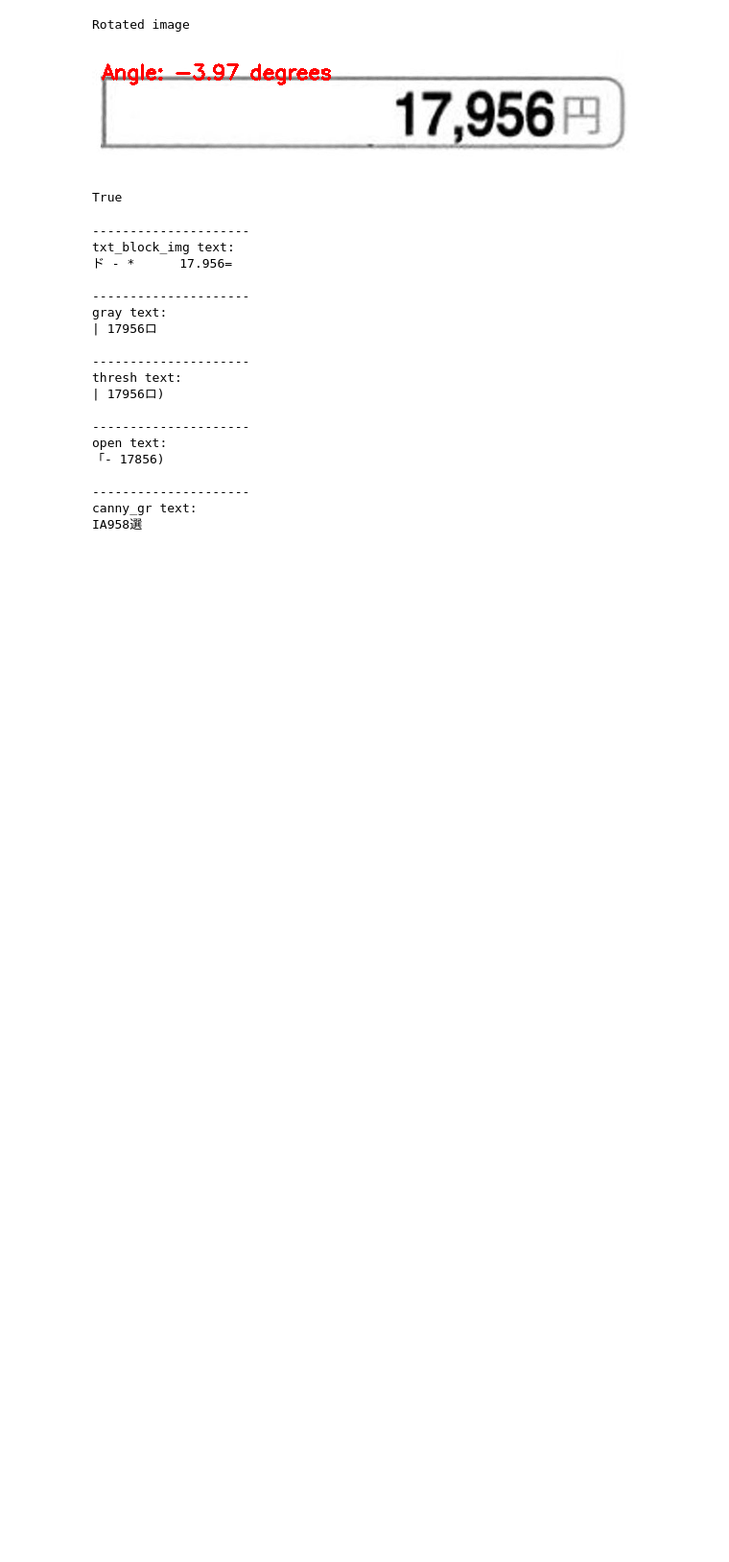
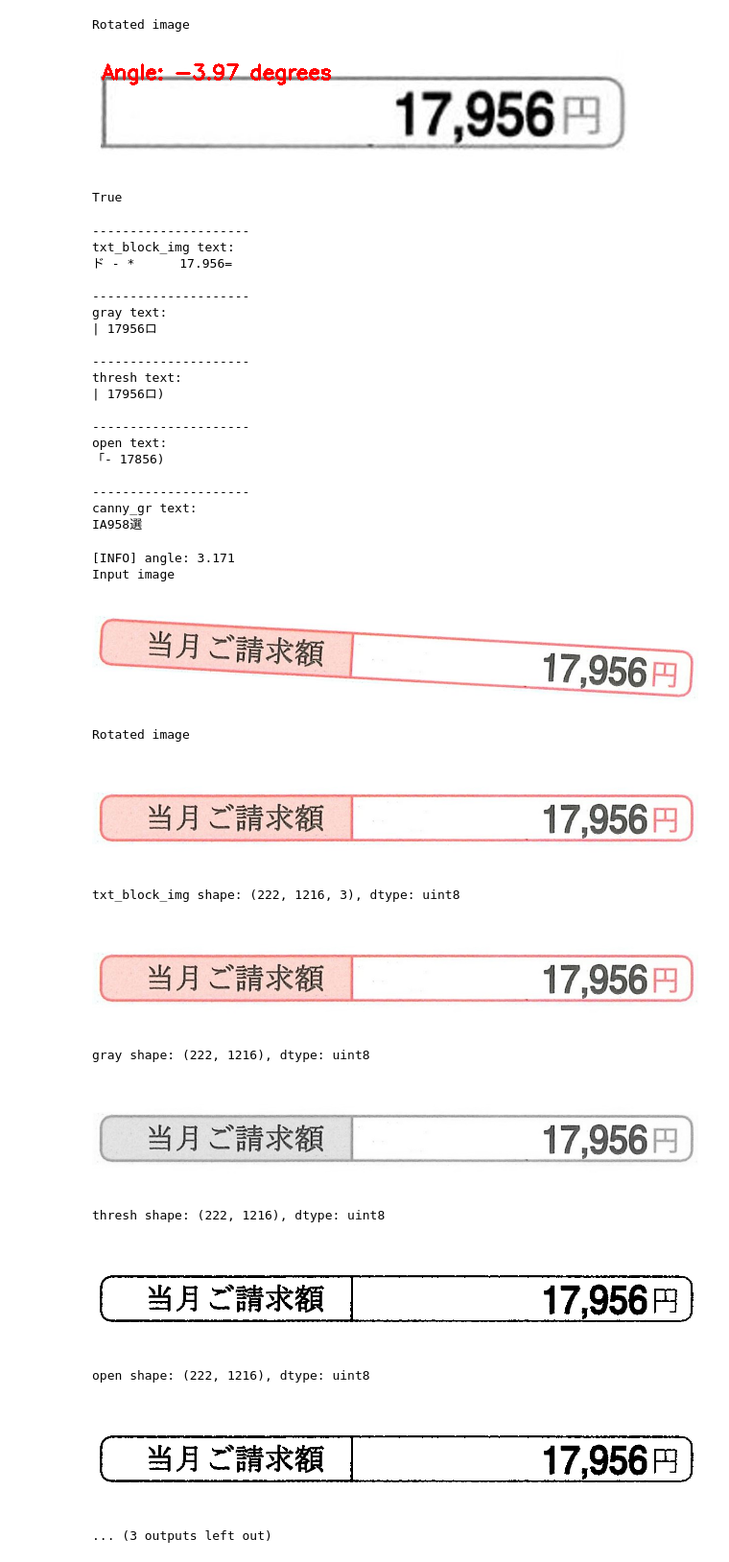
Before and after one commit to anhhaibkhn/ocr-opencv-python-tutorials, a Jupyter notebook: opencv_review/opencv_review2.ipynb, the cells around one changed output. Shown at 96% size. Saved outputs shown, nothing was run; the diff lists cells and outputs as text; code cells hidden in the pictures; blank space fills up the shorter version.

```diff
--- a/opencv_review/opencv_review2.ipynb
+++ b/opencv_review/opencv_review2.ipynb
@@ -122,15 +122,15 @@ from google.colab.patches import cv2_imshow
 ##### TESTING WHICH PREPROCESSED PIC IS THE BEST FOR EXTRACTING TXT
 
 def get_text( nd_array):
-    rgb_im = Image.fromarray(nd_array)
+    cropped_pil_im = Image.fromarray(nd_array)
 
     # # 文字ギリギリなので、まわりを広げる
-    # im = ImageOps.expand(cropped_pil_im, border=10, fill='white')
+    im = ImageOps.expand(cropped_pil_im, border=10, fill='white')
 
     # # NOTE: SetImage が内部で jpeg で Image.save しようとするが
     # # alpha channel が含まれているとエラーになる
     # # RGB に変換してから SetImage する
-    # rgb_im = im.convert('RGB')
+    rgb_im = im.convert('RGB')
 
     with PyTessBaseAPI(lang="jpn", psm=PSM.SINGLE_BLOCK) as api:
         api.SetImage(rgb_im)
@@ -149,31 +149,36 @@ def get_text( nd_array):
     return txt
 
 
-def get_all_preprocess_imgs(org_img_path):
+def get_all_preprocess_imgs(org_img_path, debug = False):
     txt_block_img = cv2.imread(org_img_path)
-    # print("txt_block_img shape: {}, dtype: {}".format(txt_block_img.shape, txt_block_img.dtype))
+    print("txt_block_img shape: {}, dtype: {}".format(txt_block_img.shape, txt_block_img.dtype))
+    if debug: cv2_imshow(txt_block_img)
 
     gray = get_grayscale(txt_block_img)
     # print("txt_block_img shape: {}, dtype: {}".format(txt_block_img.shape, txt_block_img.dtype))
-    # print("gray shape: {}, dtype: {}".format(gray.shape, gray.dtype))
+    print("gray shape: {}, dtype: {}".format(gray.shape, gray.dtype))
+    if debug: cv2_imshow(gray)
 
     thresh = thresholding(gray)
     # print("txt_block_img shape: {}, dtype: {}".format(txt_block_img.shape, txt_block_img.dtype))
     # print("gray shape: {}, dtype: {}".format(gray.shape, gray.dtype))
-    # print("thresh shape: {}, dtype: {}".format(thresh.shape, thresh.dtype))
+    print("thresh shape: {}, dtype: {}".format(thresh.shape, thresh.dtype))
+    if debug: cv2_imshow(thresh)
 
     open = opening(gray)
     # print("txt_block_img shape: {}, dtype: {}".format(txt_block_img.shape, txt_block_img.dtype))
     # print("gray shape: {}, dtype: {}".format(gray.shape, gray.dtype))
     # print("thresh shape: {}, dtype: {}".format(thresh.shape, thresh.dtype))
-    # print("open shape: {}, dtype: {}".format(open.shape, open.dtype))
+    print("open shape: {}, dtype: {}".format(open.shape, open.dtype))
+    if debug: cv2_imshow(thresh)
 
     canny_gr = canny(gray)
     # print("txt_block_img shape: {}, dtype: {}".format(txt_block_img.shape, txt_block_img.dtype))
     # print("gray shape: {}, dtype: {}".format(gray.shape, gray.dtype))
     # print("thresh shape: {}, dtype: {}".format(thresh.shape, thresh.dtype))
     # print("open shape: {}, dtype: {}".format(open.shape, open.dtype))
-    # print("canny_gr shape: {}, dtype: {}".format(canny_gr.shape, canny_gr.dtype))
+    print("canny_gr shape: {}, dtype: {}".format(canny_gr.shape, canny_gr.dtype))
+    if debug: cv2_imshow(canny_gr)
 
     return txt_block_img, gray, thresh, open, canny_gr
 
@@ -293,8 +298,8 @@ def deskewing_text(image_path):
     M = cv2.getRotationMatrix2D(center, angle, 1.0)
     rotated = cv2.warpAffine(image, M, (w, h), flags=cv2.INTER_CUBIC, borderMode=cv2.BORDER_REPLICATE)
     # draw the correction angle on the image so we can validate it
-    cv2.putText(rotated, "Angle: {:.2f} degrees".format(angle),
-        (10, 30), cv2.FONT_HERSHEY_SIMPLEX, 0.7, (0, 0, 255), 2)
+    # cv2.putText(rotated, "Angle: {:.2f} degrees".format(angle),
+    #     (10, 30), cv2.FONT_HERSHEY_SIMPLEX, 0.7, (0, 0, 255), 2)
     # show the output image
     print("[INFO] angle: {:.3f}".format(angle))
 
@@ -344,3 +349,32 @@ open text:
 ---------------------
 canny_gr text:
 IA958選
+# %%
+########### Above I tested with all pics having border, what about without borders ###########
+import os
+# noborder_rotated_img_path = '/content/text_block_noborder_rotated_2.JPG'
+# noborder_rotated_img_path = '/content/money_cell_2_noborder_rotated.JPG'
+noborder_rotated_img_path = '/content/money_cells_color_rotated.JPG'
+
+noborder_deskew_img_path = os.path.splitext(noborder_rotated_img_path)[0] +'_deskew.jpg'
+
+noborder_deskew_img = deskewing_text(noborder_rotated_img_path)
+cv2.imwrite(noborder_deskew_img_path, noborder_deskew_img)
+
+pre_images = get_all_preprocess_imgs(noborder_deskew_img_path, 1)
+compare_text(pre_images)
+# %% [output]
+[INFO] angle: 3.171
+Input image
+[figure, added]
+Rotated image
+[figure, added]
+txt_block_img shape: (222, 1216, 3), dtype: uint8
+[figure, added]
+gray shape: (222, 1216), dtype: uint8
+[figure, added]
+thresh shape: (222, 1216), dtype: uint8
+[figure, added]
+open shape: (222, 1216), dtype: uint8
+[figure, added]
+... (3 outputs left out)
```
Also changed, not shown: parts of 9 cells of this notebook.
